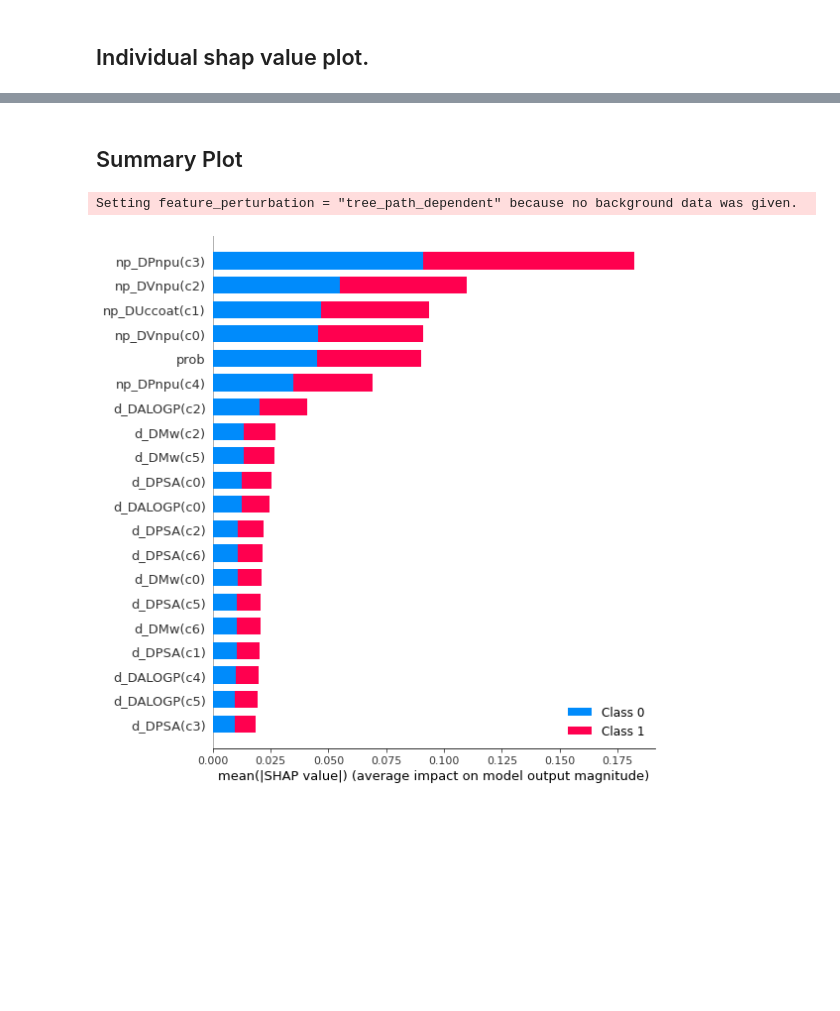
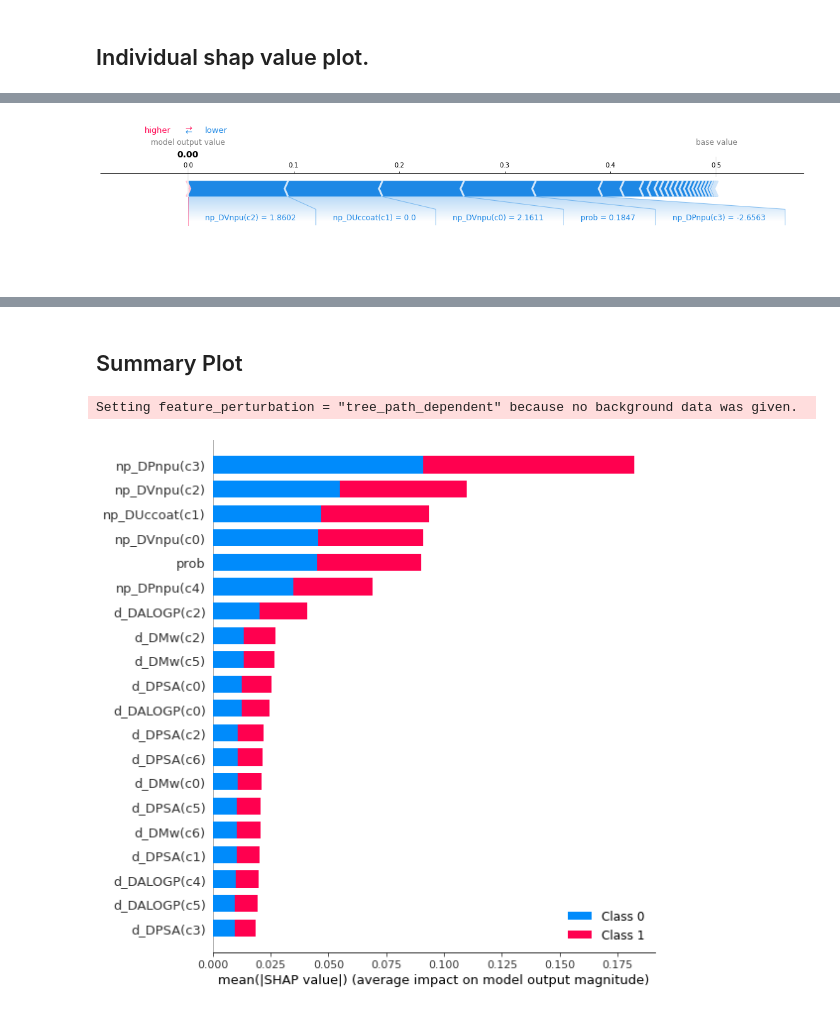
Before and after one commit to d-bcarrue/NanoDrugsMalaria, a Jupyter notebook: SHAP_test.ipynb, the cells around one changed output, grey strips where cells are left out. Saved outputs shown, nothing was run; the diff lists cells and outputs as text; code cells hidden in the pictures; blank space fills up the shorter version.

Commit message:
Changed js plots to matplotlib so they are saved and a multisample force_plot

```diff
--- a/SHAP_test.ipynb
+++ b/SHAP_test.ipynb
@@ -14,7 +14,7 @@ import pickle
 import os
 import shap as shap
 # %%
-df = pd.read_csv('/home/diego/NanoDrugsMalaria/datasets/ds.raw.csv')
+df = pd.read_csv('./datasets/ds.raw.csv')
 
 y = df.Class
 X = df.drop("Class" ,axis=1)
@@ -81,10 +77,11 @@ def get_random_index(Y_test, n):
     return indices
 # %%
 while True:
-    indices = get_random_index(y_test,5)
+    indices = get_random_index(y_test,6)
     S = X_test.loc[indices]
     X_output = S.copy()
     X_output.loc[:,'predict'] = clf.predict(S)
+    # make sure all the predictions are correct
     if (X_output.predict == y_test.loc[indices]).all():break
 # %%
 %%time
@@ -98,0 +96,9 @@ Wall time: 26.7 s
+# %%
+def force_plot_aux(explainerModel, shap_values_Model, scaler, S, i):
+    f = shap.force_plot(explainerModel.expected_value[1],
+                shap_values_Model[1][i],
+                pd.DataFrame(np.array([[round(value, 4) for value in scaler.inverse_transform(S.iloc[[i]])[0]]]),
+                             columns=S.columns),
+                show=False, matplotlib=True)
+    f.savefig("./results/force_plot_"+str(i)+".png", bbox_inches='tight', transparent=True, dpi=600)
+    plt.show()
@@ -98,0 +125,4 @@ Wall time: 26.7 s
+# %%
+force_plot_aux(explainerModel, shap_values_Model, scaler, S, 0)
+# %% [output]
+[figure, added]
```
Also changed, not shown: parts of 20 cells of this notebook.
